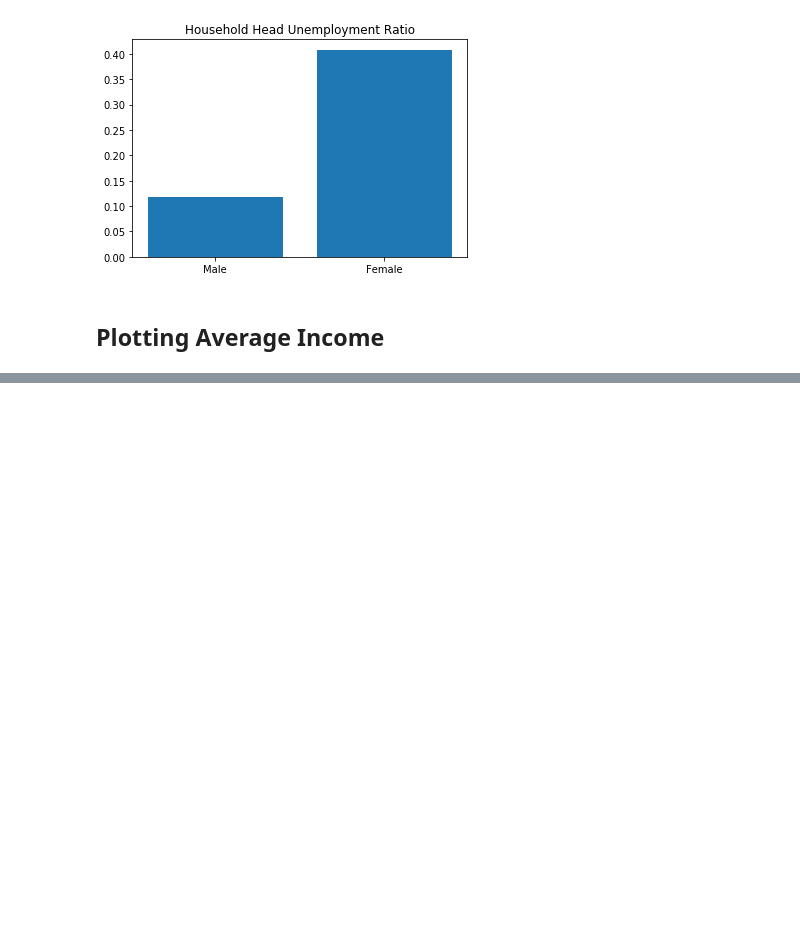
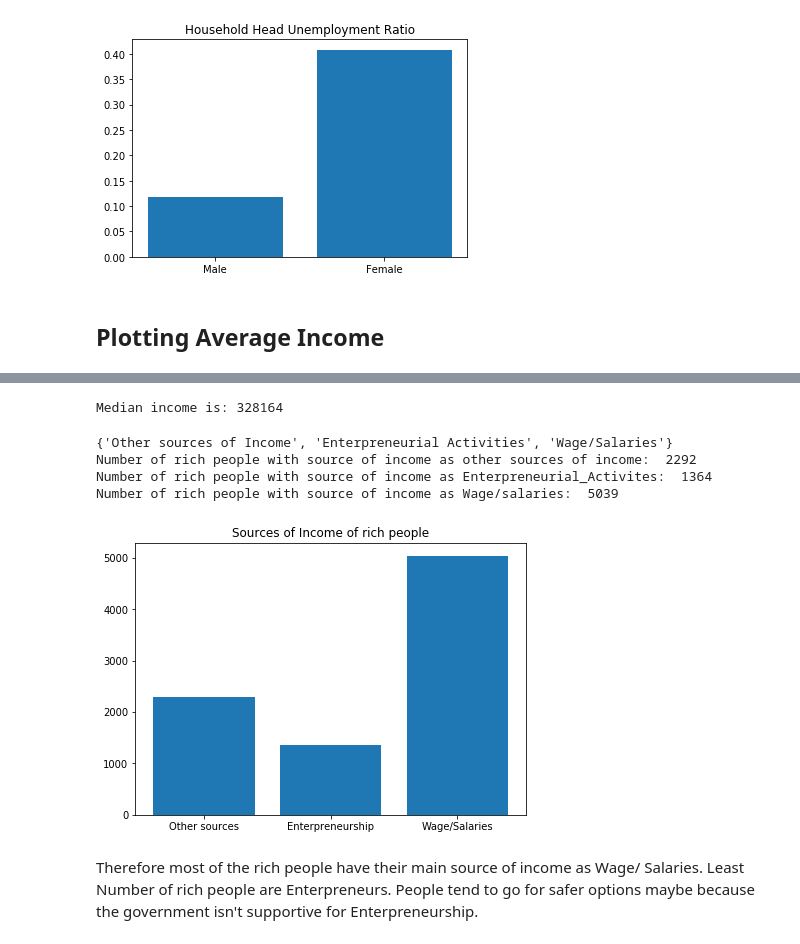
Before and after one commit to AshishShenoy/ids-project, a Jupyter notebook: ids-project.ipynb, the cells around one changed output, grey strips where cells are left out. Drawn from its saved outputs; the diff is of its cells as text; code cells hidden in the pictures; blank space fills up the shorter version.

```diff
--- a/ids-project.ipynb
+++ b/ids-project.ipynb
@@ -139,0 +170,65 @@ plt.show()
+# %%
+income=[]
+count=0
+poor=[] #list of all incomes less than median
+rich=[] #list of all incomes greater than meadian
+for i in df["Total Household Income"]:
+    income.append(i)
+income.sort()
+
+for i in income:
+    count+=1
+median=income[int(count/2)]+income[int((count/2)+1)]
+print("Median income is:",median)
+
+for i in df["Total Household Income"]:
+    if i<median:
+        poor.append(i)
+    else:
+        rich.append(i)
+# %% [output]
+Median income is: 328164
+# %%
+a=[]
+Other_Sources_of_Income=0
+Enterprenurial_Activites=0
+Wage_Salaries=0
+
+for i in range(len(df["Main Source of Income"])):
+    if df["Total Household Income"][i] > median:
+        a.append(df["Main Source of Income"][i])
+#print(a)
+b=set(a)
+print(b)
+
+for i in range(len(a)):
+        if(a[i]=="Other sources of Income"):
+            Other_Sources_of_Income+=1
+        elif (a[i]=="Enterpreneurial Activities"):
+            Enterprenurial_Activites+=1
+        elif(a[i]=="Wage/Salaries"):
+            Wage_Salaries+=1
+
+print("Number of rich people with source of income as other sources of income: ",Other_Sources_of_Income)
+print("Number of rich people with source of income as Enterpreneurial_Activites: ",Enterprenurial_Activites)
+print("Number of rich people with source of income as Wage/salaries: ",Wage_Salaries)
+
+# Ashish,when we print(a) , we get what all the rich ppl source of income. that is Other_Sources_of_Income,Enterprenurial_Activites ,
+#Wage_Salaries . i want to find the count of rich ppl who have souce of income as each of the above, so that we can conclude
+# eg. 50 rich ppl have source of income as Enterprenurial activites.
+
+#Do the same with poor ppl
+# %% [output]
+{'Other sources of Income', 'Enterpreneurial Activities', 'Wage/Salaries'}
+Number of rich people with source of income as other sources of income:  2292
+Number of rich people with source of income as Enterpreneurial_Activites:  1364
+Number of rich people with source of income as Wage/salaries:  5039
+# %%
+rcParams['figure.figsize'] = [7,5]
+plt.bar(["Other sources","Enterpreneurship","Wage/Salaries"], height=[Other_Sources_of_Income,Enterprenurial_Activites,Wage_Salaries])
+plt.title("Sources of Income of rich people")
+plt.show()
+# %% [output]
+[figure, added]
+# %% [markdown]
+Therefore most of the rich people have their main source of income as Wage/ Salaries. Least Number of rich people are Enterpreneurs. People tend to go for safer options maybe because the government isn't supportive for Enterpreneurship.
```
Also changed, not shown: parts of 11 cells of this notebook.
